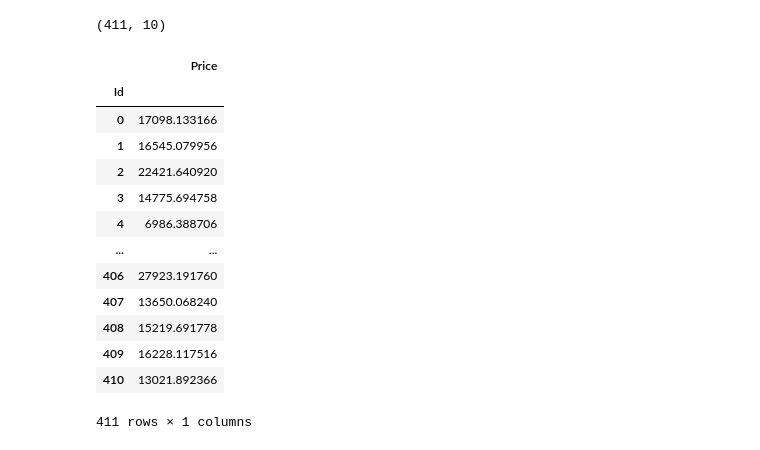
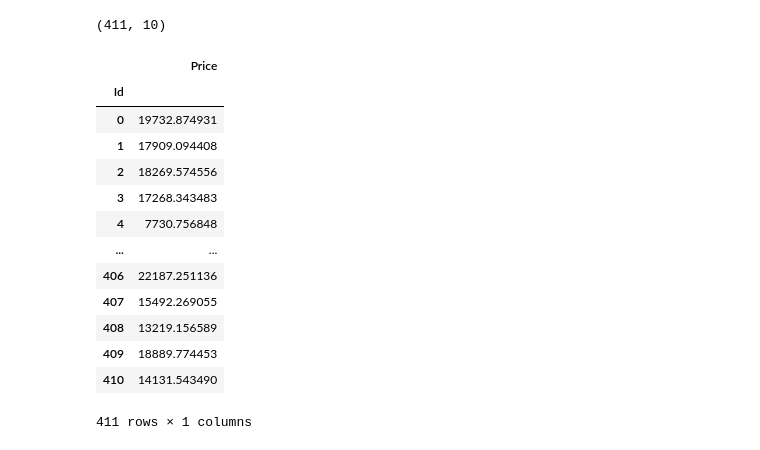
Before and after one commit to MuhammadAhmed3092/Machine-Learning, a Jupyter notebook: cars-price-prediction-using-advanced-regression.ipynb, the cells around one changed output. Cells and saved outputs as stored; diff of their text form; code cells hidden in the pictures.

Commit message:
Kaggle Notebook | Cars Price Prediction Using Advanced Regression | Version 9

```diff
--- a/cars-price-prediction-using-advanced-regression.ipynb
+++ b/cars-price-prediction-using-advanced-regression.ipynb
@@ -325,23 +335,25 @@ ypred = lr.predict(tests)
 ypred_random = rfr.predict(tests)
 # %%
 ypred_gradient = gbr.predict(tests)
+# %%
+ypred_lasso=lasso.predict(tests)
 # %%
-Prediction = pd.DataFrame({"Id" : test["Id"], "Price":ypred_gradient})
+Prediction = pd.DataFrame({"Id" : test["Id"], "Price":ypred_lasso})
 Prediction.set_index("Id")
 # %% [output]
 |  | Price |
 | Id |  |
-| 0 | 17098.133166 |
-| 1 | 16545.079956 |
-| 2 | 22421.640920 |
-| 3 | 14775.694758 |
-| 4 | 6986.388706 |
+| 0 | 19732.874931 |
+| 1 | 17909.094408 |
+| 2 | 18269.574556 |
+| 3 | 17268.343483 |
+| 4 | 7730.756848 |
 | ... | ... |
-| 406 | 27923.191760 |
-| 407 | 13650.068240 |
-| 408 | 15219.691778 |
-| 409 | 16228.117516 |
-| 410 | 13021.892366 |
+| 406 | 22187.251136 |
+| 407 | 15492.269055 |
+| 408 | 13219.156589 |
+| 409 | 18889.774453 |
+| 410 | 14131.543490 |
 411 rows × 1 columns
 # %%
 Prediction.to_csv('submission.csv', index = False)
```
Also changed, not shown: parts of 7 cells of this notebook.
